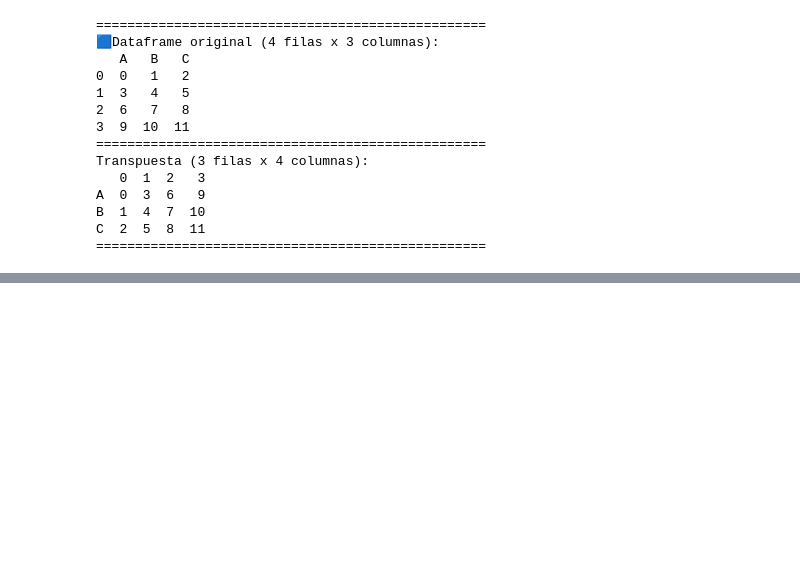
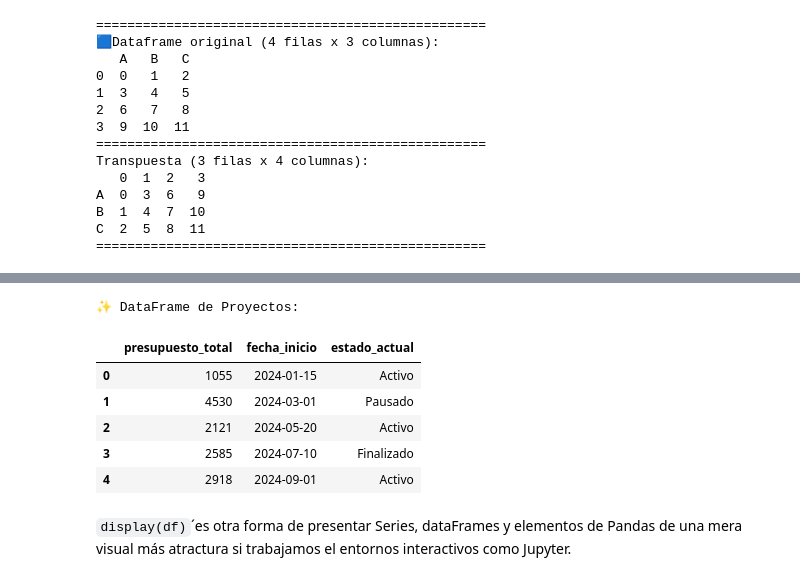
Before and after one commit to Dev-Milder-Gonzalez/Learning-Python-Pandas, a Jupyter notebook: notebooks/Introduccion_estructura_datos.ipynb, the cells around one changed output, grey strips where cells are left out. Cells and saved outputs as stored; diff of their text form; code cells hidden in the pictures; blank space fills up the shorter version.

Commit message:
He finalizado y agregado todo los puntos faltantes que van desde el 2.13. hasta el 2.15

````diff
--- a/notebooks/Introduccion_estructura_datos.ipynb
+++ b/notebooks/Introduccion_estructura_datos.ipynb
@@ -1504,0 +1719,14 @@ C  2  5  8  11
+# %%
+#Control de opciones de visualización
+# A. Ancho de visualización
+# ⚙️Reducimos el ancho de visualización (por defecto suele ser 80)
+pd.set_option("display.width", 40)
+
+df_ancho = pd.DataFrame(np.random.randn(3, 10))
+
+print("\n↔️ 3.1 DataFrame impreso con ancho de consola reducido (40):")
+print(df_ancho)
+# Verás que se necesitan más filas para mostrar las 10 columnas.
+
+# 💡 Consejo: Siempre restablece a un valor alto para el trabajo normal.
+pd.set_option("display.width", 80)
@@ -1504,0 +1778,15 @@ C  2  5  8  11
+# %%
+#C. Deshabilitar Salto de Línea (expand_frame_repr) 🚫
+#Por defecto, los DataFrames anchos se imprimen en varias filas.
+# Al establecer esta opción en False, se fuerza a imprimir en un solo bloque horizontal, lo que puede requerir desplazamiento.
+# 🚫 Deshabilitar el salto de línea (imprime el DataFrame en una sola "tira" horizontal)
+pd.set_option("display.expand_frame_repr", False)
+print("🚫 DataFrame ancho en una sola línea (requiere scroll horizontal):")
+print(df_ancho)
+
+print('=' * 110)
+
+# 💡 Restablecer a True (comportamiento normal)
+pd.set_option("display.expand_frame_repr", True)
+print('DataFrame ancho en múltiples lineas')
+print(df_ancho)
@@ -1504,0 +1849,20 @@ C  2  5  8  11
+# %%
+# 1. 🛠️ Creación del DF
+df_proyectos = pd.DataFrame({
+    "presupuesto_total": np.random.randint(1000, 5000, 5),
+    "fecha_inicio": pd.to_datetime(['2024-01-15', '2024-03-01', '2024-05-20', '2024-07-10', '2024-09-01']),
+    "estado_actual": ["Activo", "Pausado", "Activo", "Finalizado", "Activo"]
+})
+
+print("✨ DataFrame de Proyectos:")
+display(df_proyectos)
+# %% [output]
+✨ DataFrame de Proyectos:
+|  | presupuesto_total | fecha_inicio | estado_actual |
+| 0 | 1055 | 2024-01-15 | Activo |
+| 1 | 4530 | 2024-03-01 | Pausado |
+| 2 | 2121 | 2024-05-20 | Activo |
+| 3 | 2585 | 2024-07-10 | Finalizado |
+| 4 | 2918 | 2024-09-01 | Activo |
+# %% [markdown]
+```display(df)```´es otra forma de presentar Series, dataFrames y elementos de Pandas de una mera visual más atractura si trabajamos el entornos interactivos como Jupyter.
````
Also changed, not shown: parts of 21 cells of this notebook.
